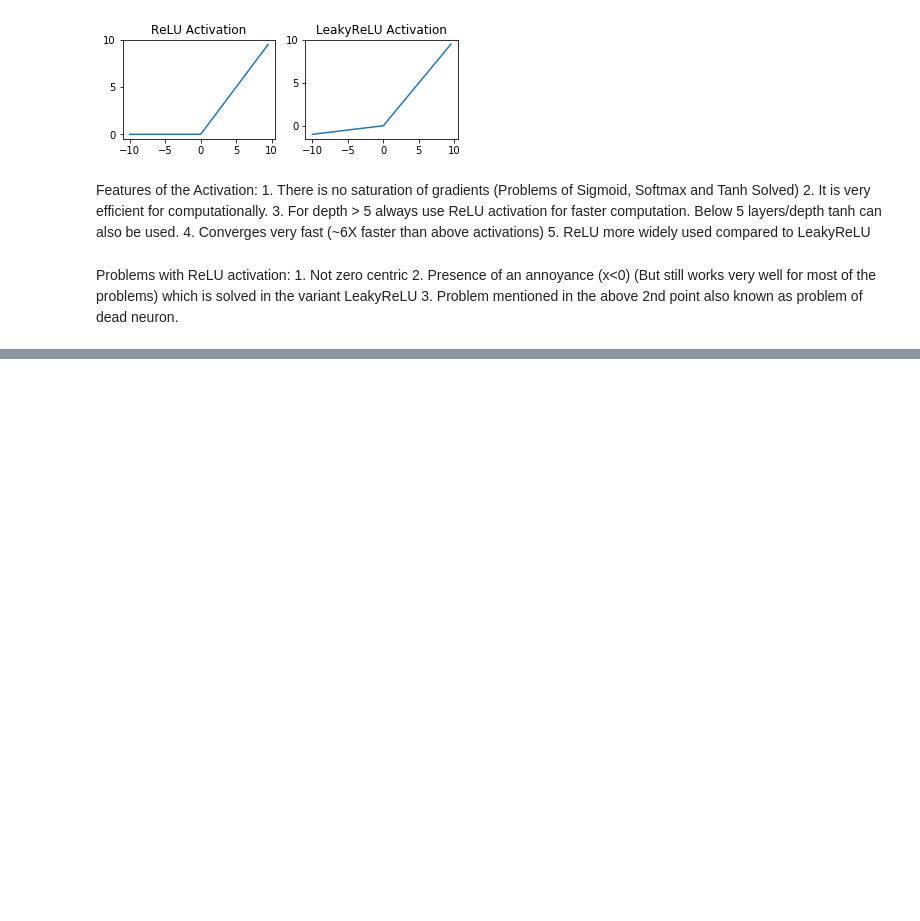
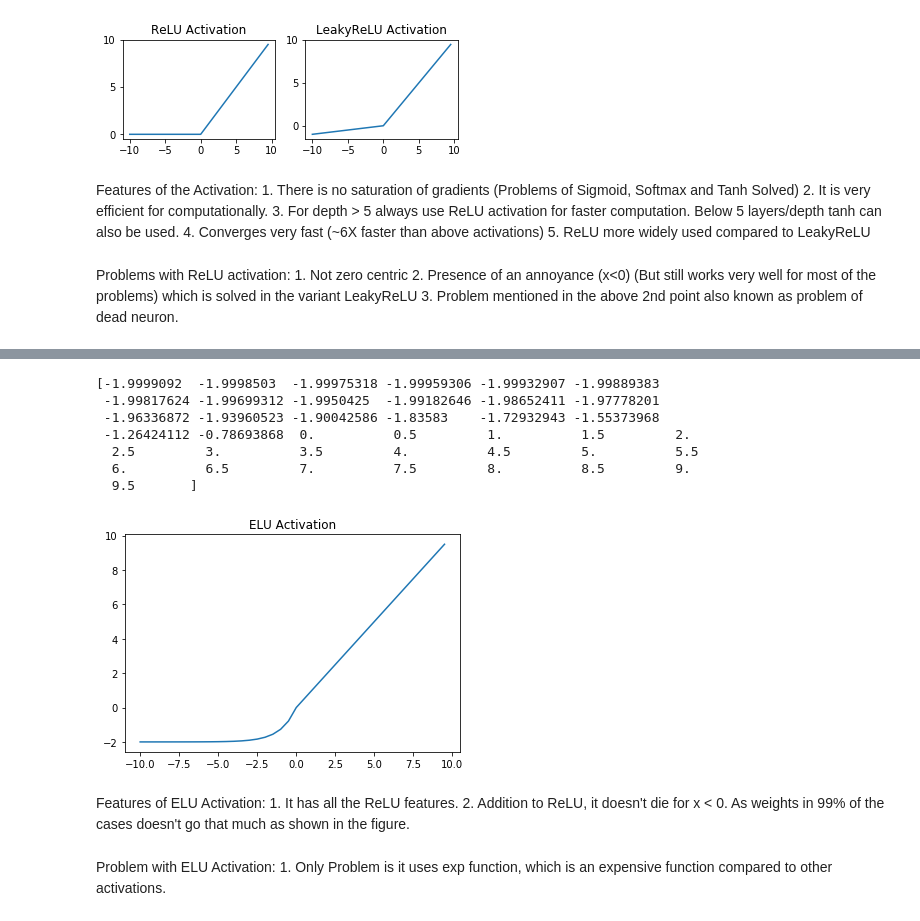
Before and after one commit to ashishpatel26/ML-Notes-in-Markdown, a Jupyter notebook: 07-DeepLearning/activationImplementation.ipynb, the cells around one changed output, grey strips where cells are left out. Cells and saved outputs as stored; diff of their text form; code cells hidden in the pictures; blank space fills up the shorter version.

Commit message:
ELU Activation Added
Code, Comments, Features and Problems Added for ELU Activation.

```diff
--- a/07-DeepLearning/activationImplementation.ipynb
+++ b/07-DeepLearning/activationImplementation.ipynb
@@ -218,0 +230,36 @@ Problems with ReLU activation:
+# %%
+# Defining weights using random numbers between -10 and 10
+weight = np.arange(-10,10,0.5)
+
+a = 2
+
+def eluFunction(weightVector):
+    eluWeight = np.where(weightVector>0,weightVector,np.dot(a,np.subtract(np.exp(weightVector),1)))
+    print eluWeight
+    return eluWeight
+
+def plotEluWeight(activationWeight,weight,title):
+    plt.plot(weight,activationWeight)
+    plt.title(title)
+
+
+# Calculating ReLU Weights
+eluWeight = eluFunction(weight)
+# Plotting ReLU weights
+plotEluWeight(eluWeight,weight,"ELU Activation")
+# %% [output]
+[-1.9999092  -1.9998503  -1.99975318 -1.99959306 -1.99932907 -1.99889383
+ -1.99817624 -1.99699312 -1.9950425  -1.99182646 -1.98652411 -1.97778201
+ -1.96336872 -1.93960523 -1.90042586 -1.83583    -1.72932943 -1.55373968
+ -1.26424112 -0.78693868  0.          0.5         1.          1.5         2.
+  2.5         3.          3.5         4.          4.5         5.          5.5
+  6.          6.5         7.          7.5         8.          8.5         9.
+  9.5       ]
+[figure, added]
+# %% [markdown]
+Features of ELU Activation:
+    1. It has all the ReLU features.
+    2. Addition to ReLU, it doesn't die for x < 0. As weights in 99% of the cases doesn't go that much as shown in the figure.
+# %% [markdown]
+Problem with ELU Activation:
+    1. Only Problem is it uses exp function, which is an expensive function compared to other activations.
```
Also changed, not shown: parts of 2 cells of this notebook.
